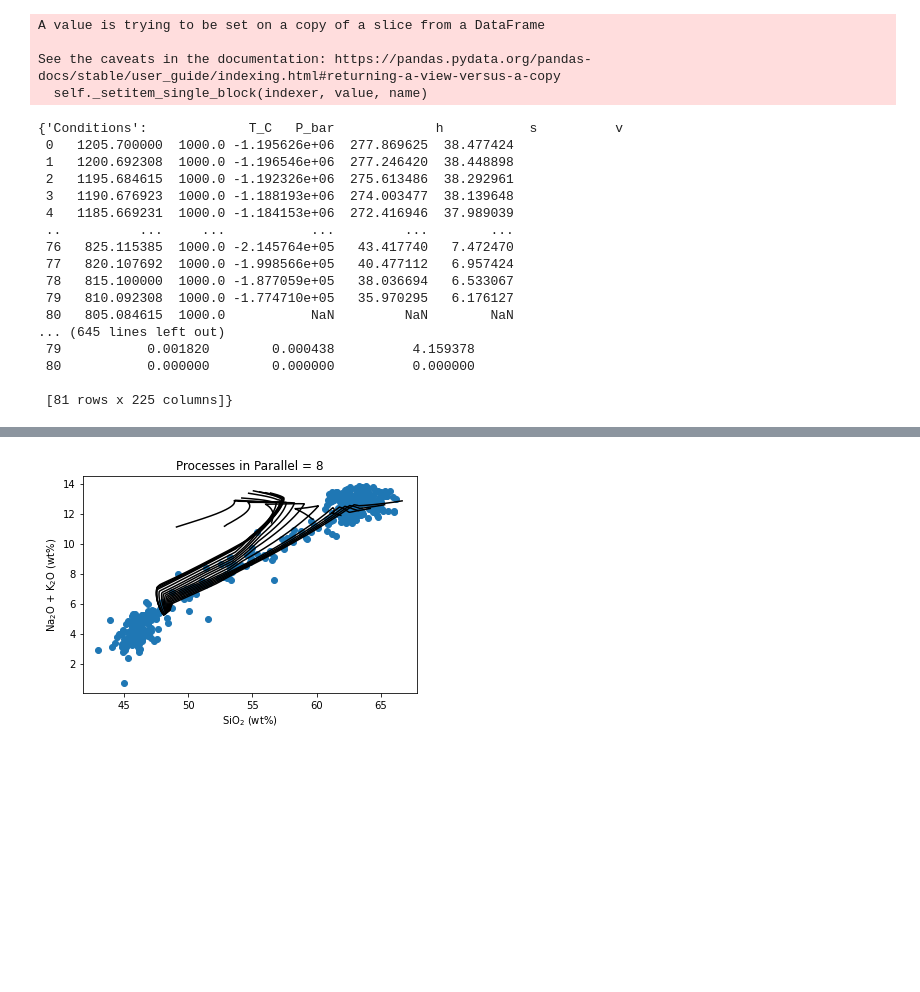
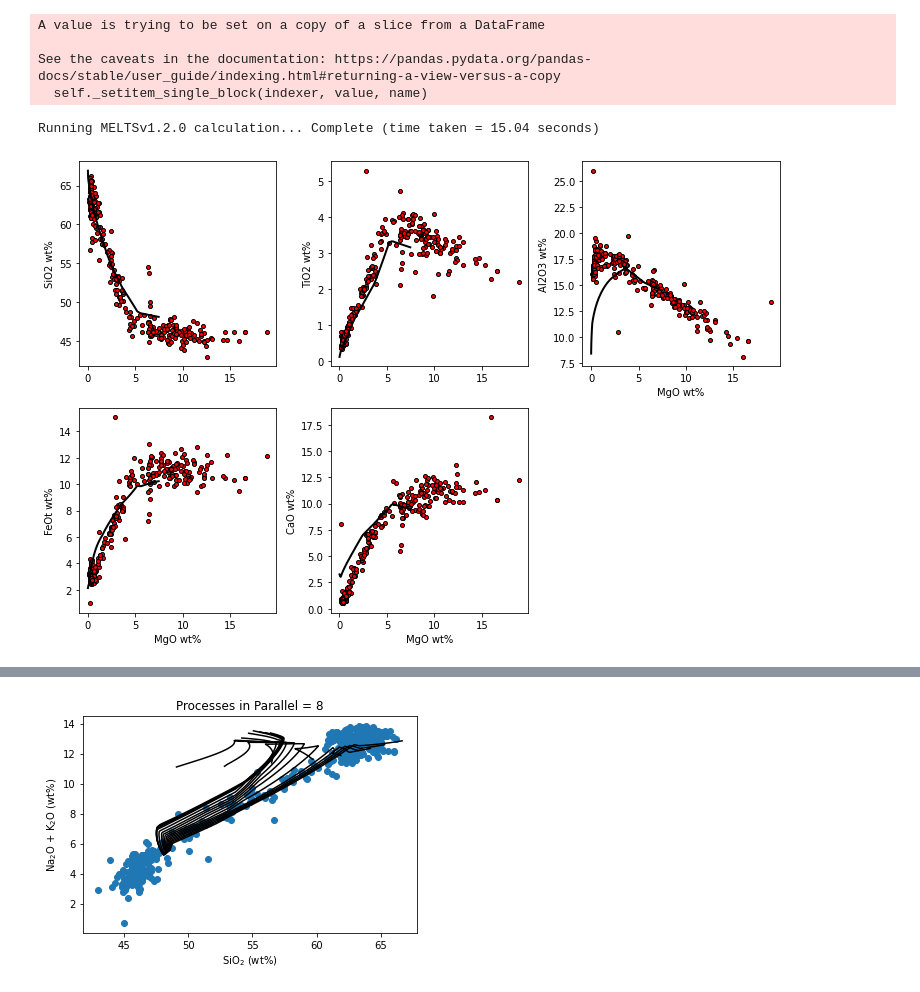
Before and after one commit to gleesonm1/PetThermoTools, a Jupyter notebook: Examples/CrystallisationTests/AzoresCrystallisation.ipynb, the cells around one changed output, grey strips where cells are left out. Cells and saved outputs as stored; diff of their text form; code cells hidden in the pictures; blank space fills up the shorter version.

```diff
--- a/Examples/CrystallisationTests/AzoresCrystallisation.ipynb
+++ b/Examples/CrystallisationTests/AzoresCrystallisation.ipynb
@@ -51,28 +51,14 @@ Comp = {str(key) + '_Liq': val for key, val in Comp.items()}
 # %%
 # example of performing a single calculation
 P = 1000
-Results = M.multi_iso_crystallise(Model = "MELTSv1.0.2", comp = Comp, Frac_solid = True, Frac_fluid = True,
+Results = M.multi_iso_crystallise(Model = "MELTSv1.2.0", comp = Comp, Frac_solid = True, Frac_fluid = True,
                          T_start_C = 1200, T_end_C = 750, dt_C = 5, P_path_bar = P, Fe3Fet_Liq = 0.15, find_liquidus = True)
+# %% [output]
+Running MELTSv1.2.0 calculation... Complete (time taken = 15.04 seconds)
-# %%
-Results
-# %% [output]
-{'Conditions':             T_C   P_bar             h           s          v
- 0   1205.700000  1000.0 -1.195626e+06  277.869625  38.477424
- 1   1200.692308  1000.0 -1.196546e+06  277.246420  38.448898
- 2   1195.684615  1000.0 -1.192326e+06  275.613486  38.292961
- 3   1190.676923  1000.0 -1.188193e+06  274.003477  38.139648
- 4   1185.669231  1000.0 -1.184153e+06  272.416946  37.989039
- ..          ...     ...           ...         ...        ...
- 76   825.115385  1000.0 -2.145764e+05   43.417740   7.472470
- 77   820.107692  1000.0 -1.998566e+05   40.477112   6.957424
- 78   815.100000  1000.0 -1.877059e+05   38.036694   6.533067
- 79   810.092308  1000.0 -1.774710e+05   35.970295   6.176127
- 80   805.084615  1000.0           NaN         NaN        NaN
-... (645 lines left out)
- 79           0.001820        0.000438          4.159378
- 80           0.000000        0.000000          0.000000
-
- [81 rows x 225 columns]}
+# %%
+M.harker(Results = Results, x_axis = "MgO", y_axis = ["SiO2", "TiO2", "Al2O3", "FeOt", "CaO"], phase = "liquid1", data = SM)
+# %% [output]
+[figure, added]
 # %%
 P = np.linspace(1000, 8000, 16)
 # %%
```
Also changed, not shown: parts of 2 cells of this notebook, 14 other files.
